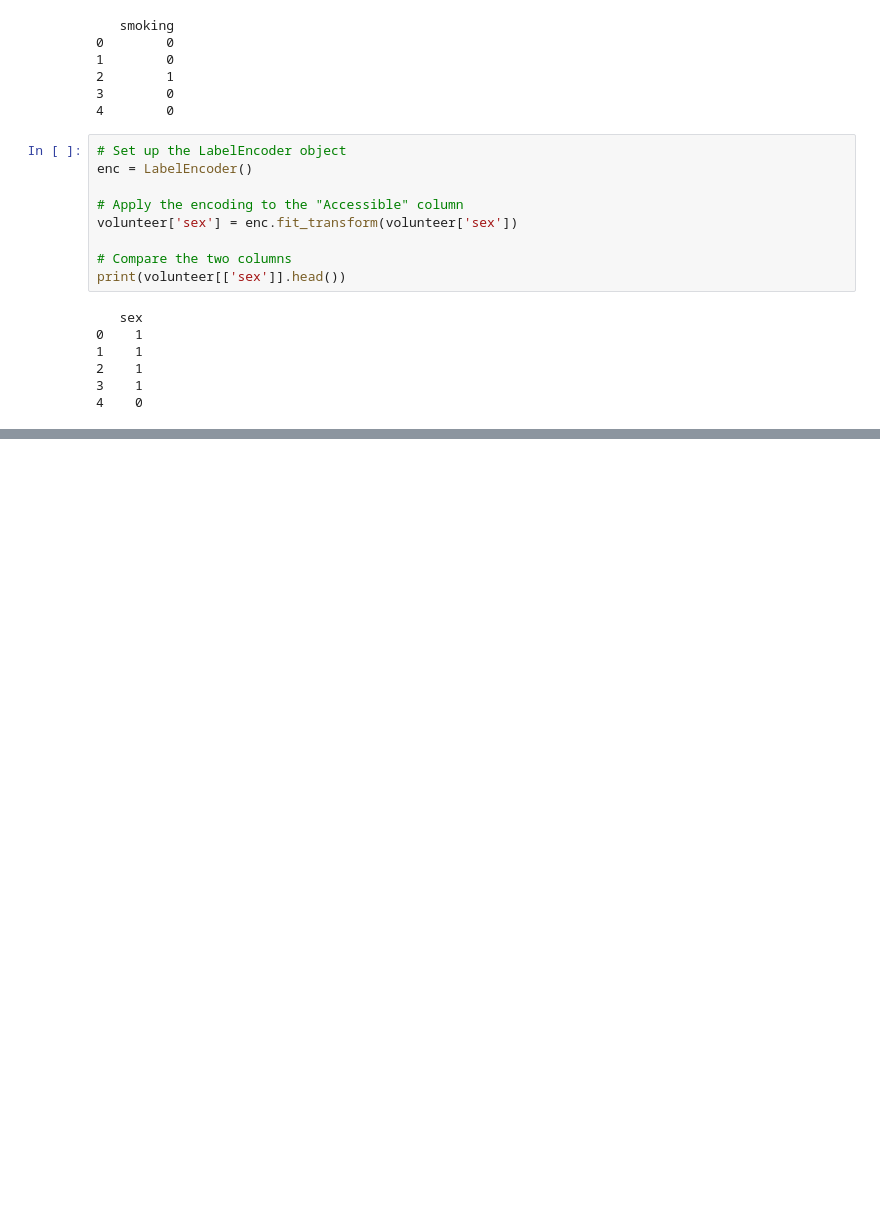
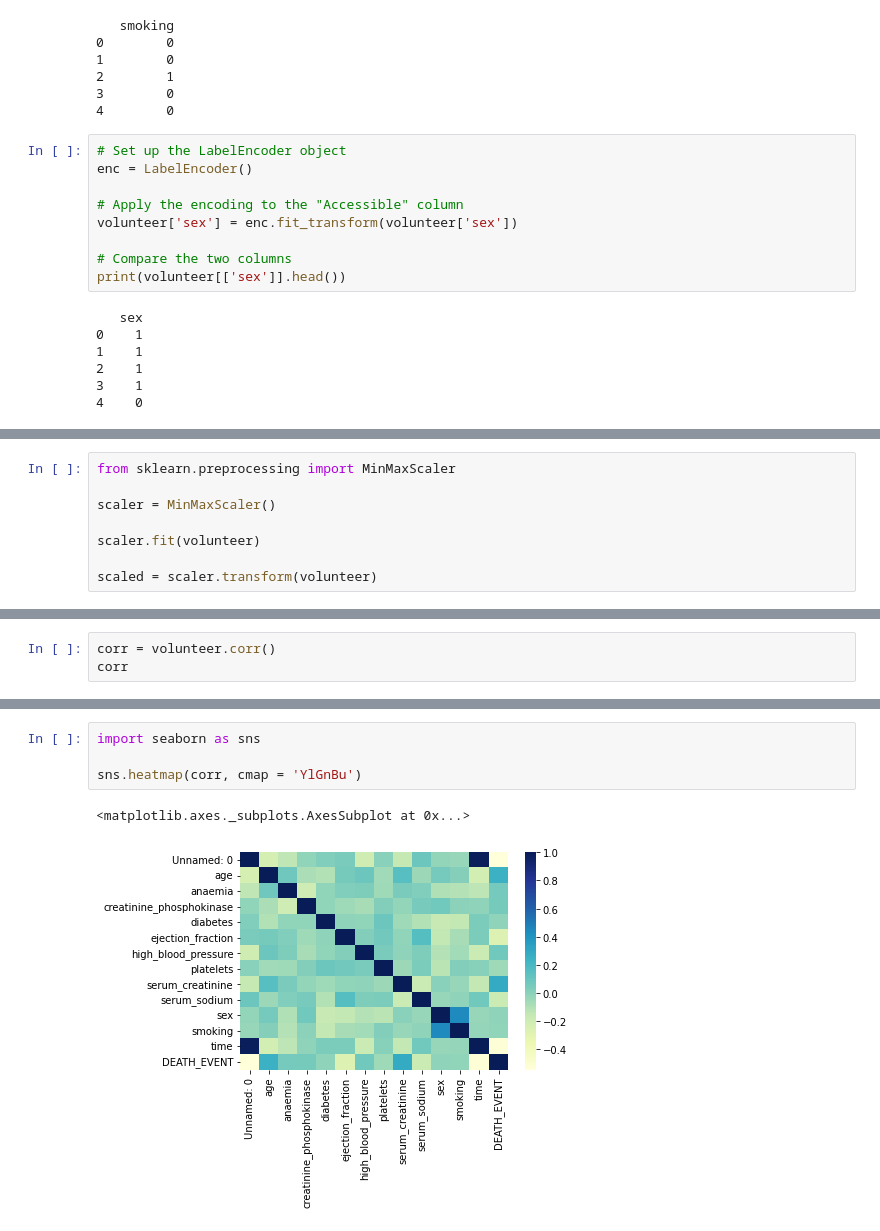
Before and after one commit to Salmanshowmic/Handling-a-datset, a Jupyter notebook: Handling_a_CSV_dataset.ipynb, the cells around one changed output, grey strips where cells are left out. Cells and saved outputs as stored; diff of their text form; blank space fills up the shorter version.

```diff
--- a/Handling_a_CSV_dataset.ipynb
+++ b/Handling_a_CSV_dataset.ipynb
@@ -161,0 +164,8 @@ print(volunteer[['sex']].head())
+# %%
+from sklearn.preprocessing import MinMaxScaler
+
+scaler = MinMaxScaler()
+
+scaler.fit(volunteer)
+
+scaled = scaler.transform(volunteer)
@@ -161,0 +203,3 @@ print(volunteer[['sex']].head())
+# %%
+corr = volunteer.corr()
+corr
@@ -161,0 +222,7 @@ print(volunteer[['sex']].head())
+# %%
+import seaborn as sns
+
+sns.heatmap(corr, cmap = 'YlGnBu')
+# %% [output]
+<matplotlib.axes._subplots.AxesSubplot at 0x...>
+[figure, added]
```
Also changed, not shown: parts of 9 cells of this notebook.
